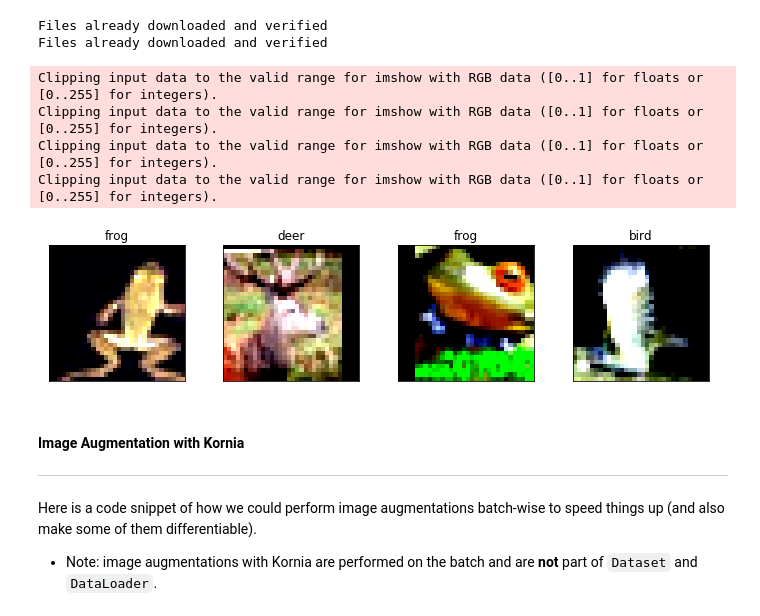
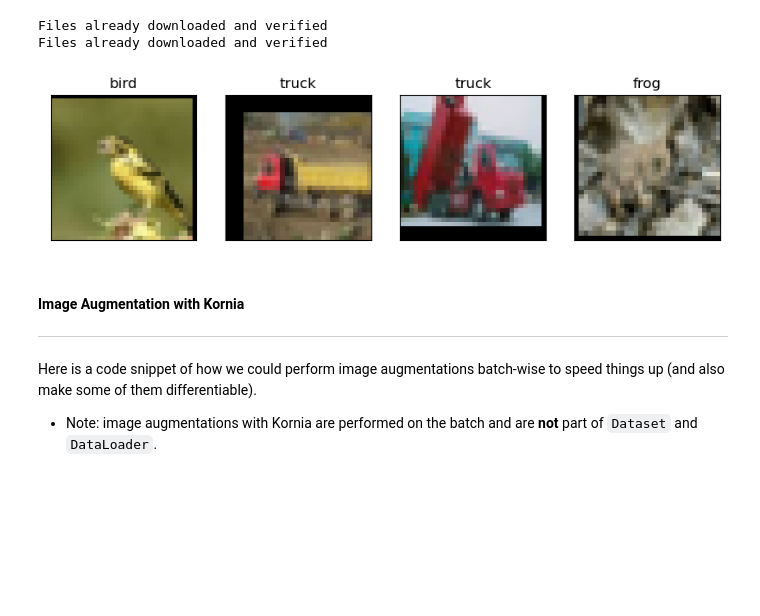
Before and after one commit to taldatech/ee046211-deep-learning, a Jupyter notebook: ee046211_tutorial_06_convnets_visual_tasks.ipynb, the cells around one changed output. Drawn from its saved outputs; the diff is of its cells as text; code cells hidden in the pictures; blank space fills up the shorter version.

```diff
--- a/ee046211_tutorial_06_convnets_visual_tasks.ipynb
+++ b/ee046211_tutorial_06_convnets_visual_tasks.ipynb
@@ -463,31 +471,29 @@ Files already downloaded and verified
 # %%
 # let's see some of the images
 def convert_to_imshow_format(image):
-    # first convert back to [0,1] range from [-1,1] range - approximately...
-    image = image / 2 + 0.5
-    image = image.numpy()
+    # first convert back to [0,1] range
+    mean = torch.tensor([0.4914, 0.4822, 0.4465])
+    std = torch.tensor([0.2023, 0.1994, 0.2010])
+    image = image * std[:, None, None] + mean[:, None, None]  # [:, None, None] changes the shape from [N] to [N, 1, 1]
+    image = image.clamp(0, 1).numpy()
     # convert from CHW to HWC
     # from 3x32x32 to 32x32x3
-    return image.transpose(1,2,0)
+    return image.transpose(1, 2, 0)
 
 trainloader = torch.utils.data.DataLoader(trainset,
                                           batch_size=4,
                                           shuffle=True)
 dataiter = iter(trainloader)
-images, labels = dataiter.next()
+images, labels = next(dataiter)
 
-fig, axes = plt.subplots(1, len(images), figsize=(12,2.5))
+fig, axes = plt.subplots(1, len(images), figsize=(10, 2.5))
 for idx, image in enumerate(images):
     axes[idx].imshow(convert_to_imshow_format(image))
     axes[idx].set_title(classes[labels[idx]])
     axes[idx].set_xticks([])
     axes[idx].set_yticks([])
 # %% [output]
-Clipping input data to the valid range for imshow with RGB data ([0..1] for floats or [0..255] for integers).
-Clipping input data to the valid range for imshow with RGB data ([0..1] for floats or [0..255] for integers).
-Clipping input data to the valid range for imshow with RGB data ([0..1] for floats or [0..255] for integers).
-Clipping input data to the valid range for imshow with RGB data ([0..1] for floats or [0..255] for integers).
-[figure, old version]
+[figure, new version]
 # %% [markdown]
 #### Image Augmentation with Kornia
 ---
```
Also changed, not shown: parts of 43 cells of this notebook, 1 other file.
